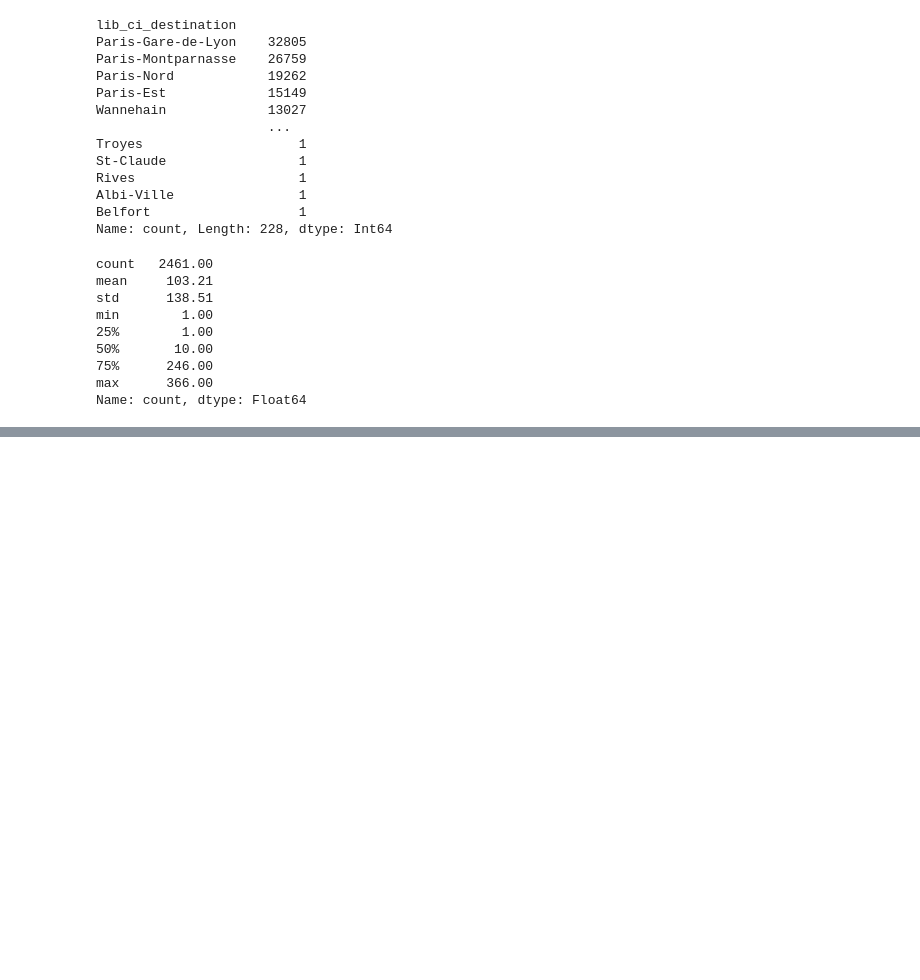
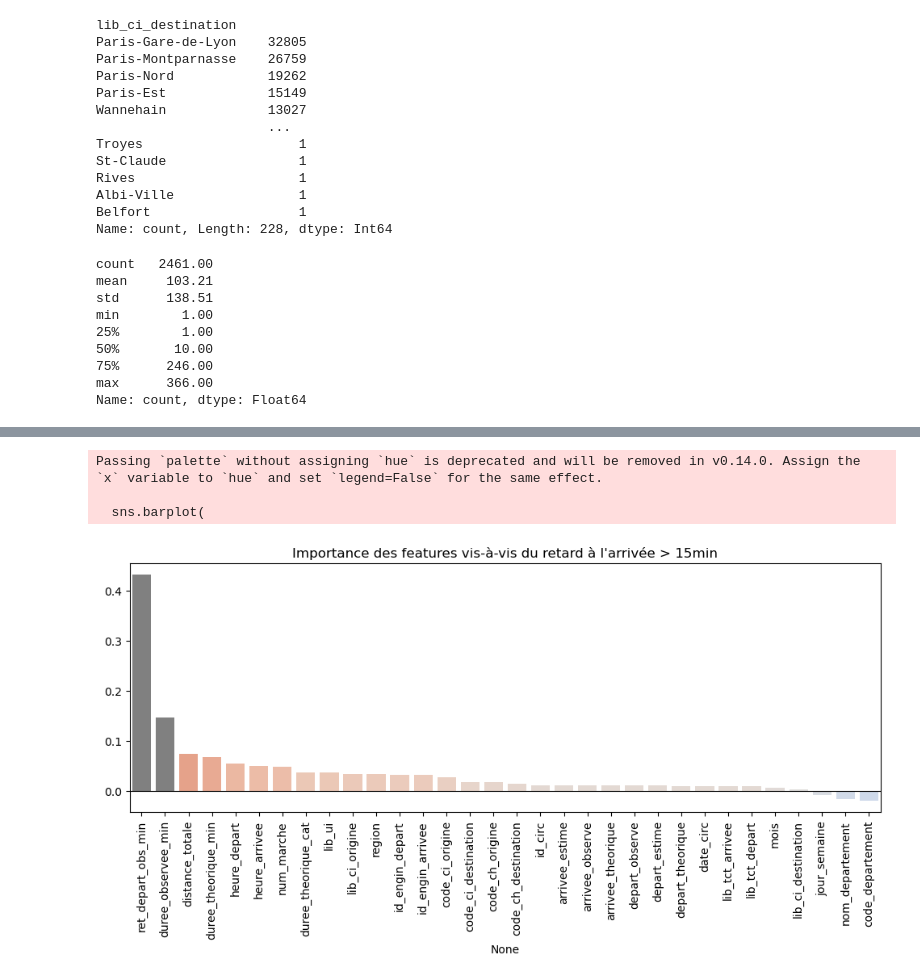
Before and after one commit to Gallien-e/analyse-retard-sncf, a Jupyter notebook: notebooks/2-EDA-2024.ipynb, the cells around one changed output, grey strips where cells are left out. Saved outputs shown, nothing was run; the diff lists cells and outputs as text; code cells hidden in the pictures; blank space fills up the shorter version.

```diff
--- a/notebooks/2-EDA-2024.ipynb
+++ b/notebooks/2-EDA-2024.ipynb
@@ -354,0 +377,34 @@ retard_par_libtct.sort_values(by='taux_retard_5min', ascending=False)
+# %%
+# Importance des features vis-à-vis du retard à l'arrivée > 15min
+
+corr_series = df_encoded_corr.loc["ret_arrivee_15min"].sort_values(ascending=False)
+
+# on exclut les colonnes non pertinentes (directement liées au retard à l'arrivée) :
+corr_series = corr_series.drop(["ret_arrivee_15min", "ret_arrivee_10min", "ret_arrivee_5min", "ret_arrivee_obs_min"], errors='ignore')
+
+# dégradé de couleurs
+norm = plt.Normalize(-0.15, 0.15)
+colors = plt.cm.coolwarm(norm(corr_series.values))
+
+# on passe en gris les colonnes non connues à l'avance :
+unknown_cols = ["ret_depart_obs_min", "duree_observee_min"]
+for i, col in enumerate(corr_series.index):
+    if col in unknown_cols:
+        colors[i] = (0.5, 0.5, 0.5, 1)  # gris
+
+plt.figure(figsize=(12, 4))
+sns.barplot(
+    x=corr_series.index,
+    y=corr_series.values,
+    palette=colors
+)
+plt.xticks(rotation=90)
+plt.title("Importance des features vis-à-vis du retard à l'arrivée > 15min")
+plt.axhline(0, color='black', linestyle='-', linewidth=0.8)
+
+plt.show()
+# %% [output]
+Passing `palette` without assigning `hue` is deprecated and will be removed in v0.14.0. Assign the `x` variable to `hue` and set `legend=False` for the same effect.
+
+  sns.barplot(
+[figure, added]
```
Also changed, not shown: parts of 26 cells of this notebook.
